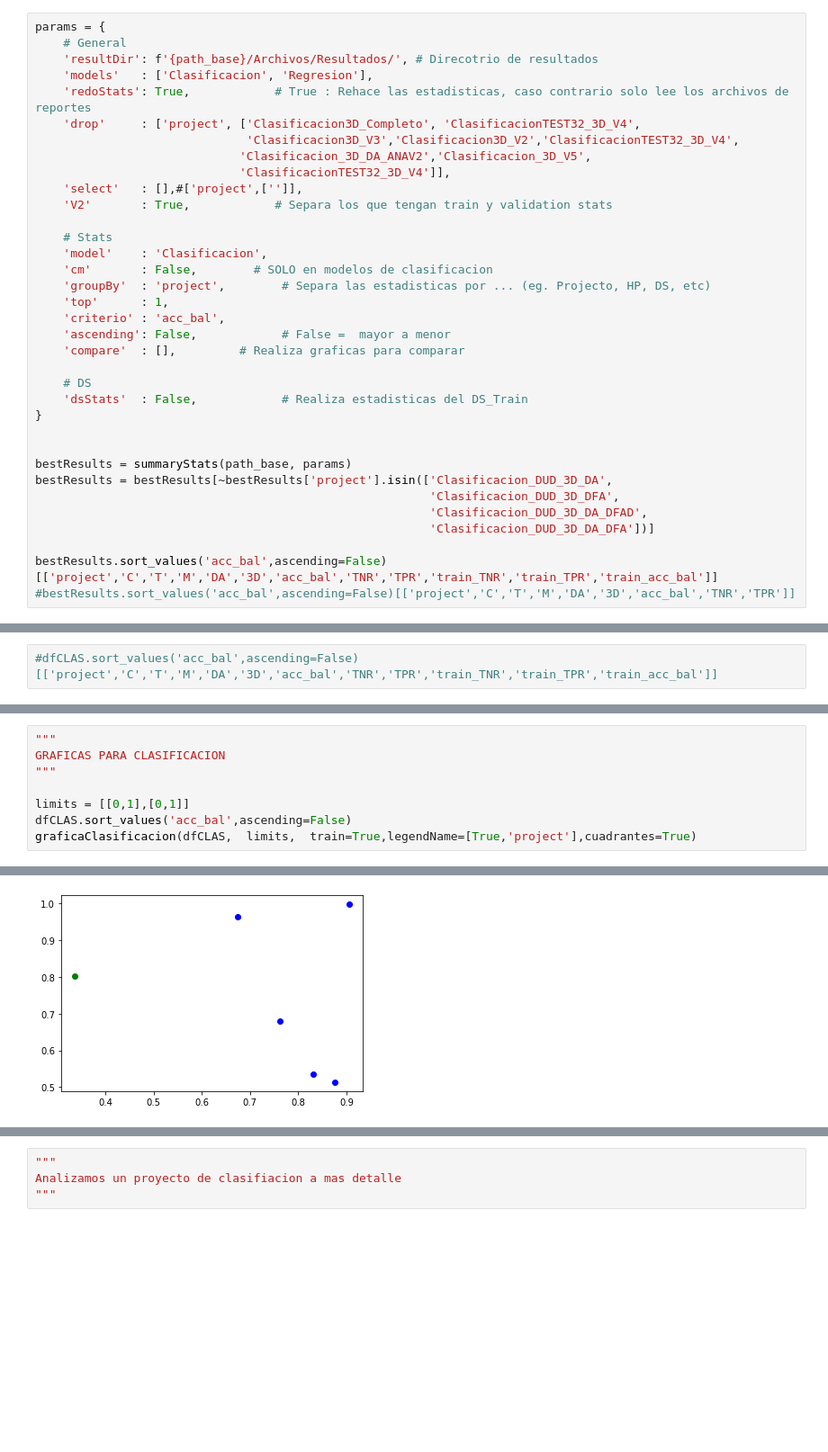
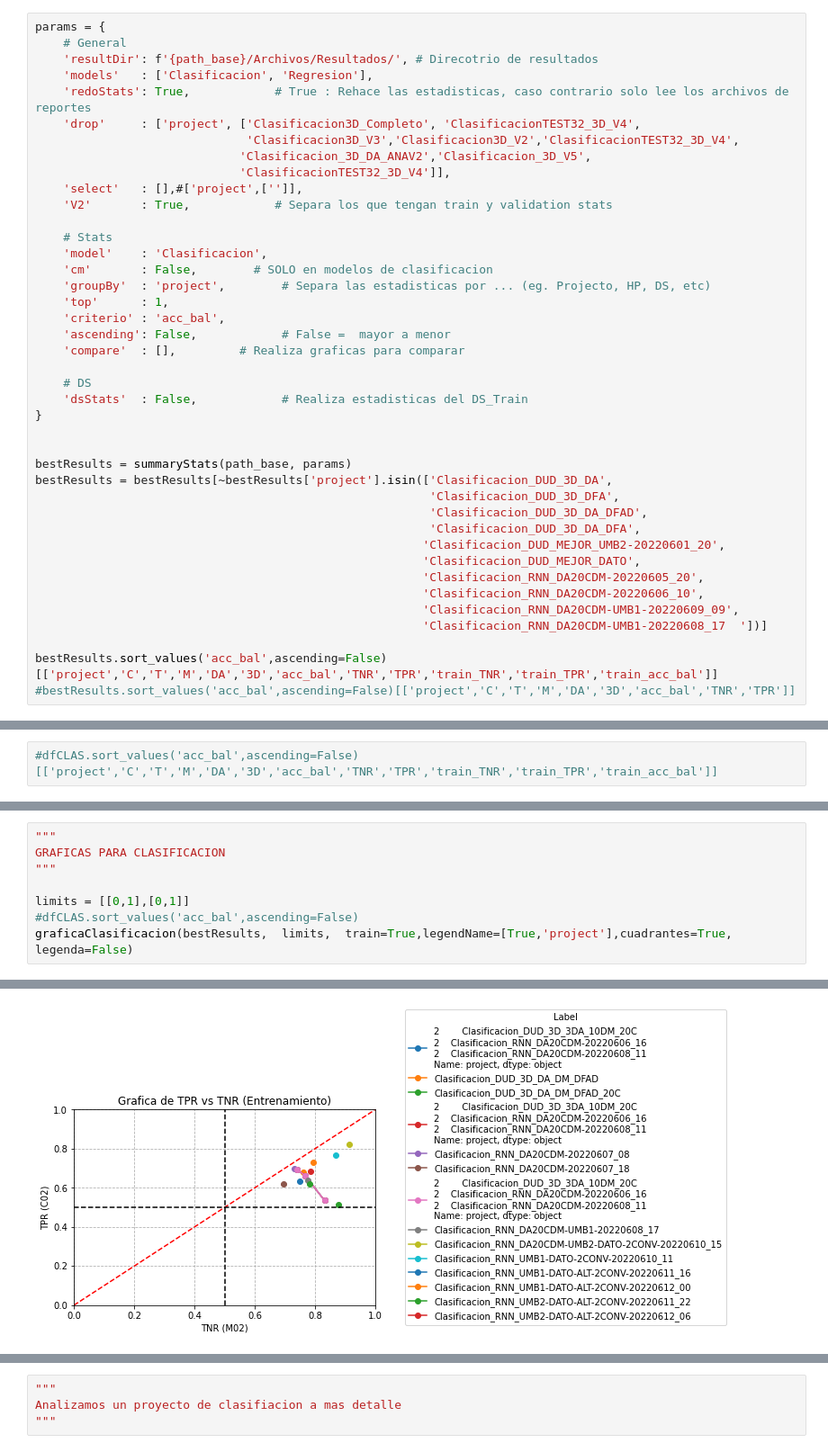
Before and after one commit to ShounenGakusei/Tesis2-DiegoParedes, a Jupyter notebook: Codigo/04-AnalisisResultados/01-generarReportes.ipynb, the cells around one changed output, grey strips where cells are left out. Shown: that part at 90% size. Saved outputs shown, nothing was run; the diff lists cells and outputs as text; blank space fills up the shorter version.

```diff
--- a/Codigo/04-AnalisisResultados/01-generarReportes.ipynb
+++ b/Codigo/04-AnalisisResultados/01-generarReportes.ipynb
@@ -526,7 +533,13 @@ bestResults = summaryStats(path_base, params)
 bestResults = bestResults[~bestResults['project'].isin(['Clasificacion_DUD_3D_DA',
                                                         'Clasificacion_DUD_3D_DFA',
                                                         'Clasificacion_DUD_3D_DA_DFAD',
-                                                        'Clasificacion_DUD_3D_DA_DFA'])]
+                                                        'Clasificacion_DUD_3D_DA_DFA',
+                                                       'Clasificacion_DUD_MEJOR_UMB2-20220601_20',
+                                                       'Clasificacion_DUD_MEJOR_DATO',
+                                                       'Clasificacion_RNN_DA20CDM-20220605_20',
+                                                       'Clasificacion_RNN_DA20CDM-20220606_10',
+                                                       'Clasificacion_RNN_DA20CDM-UMB1-20220609_09',
+                                                       'Clasificacion_RNN_DA20CDM-UMB1-20220608_17	'])]
 
 bestResults.sort_values('acc_bal',ascending=False)[['project','C','T','M','DA','3D','acc_bal','TNR','TPR','train_TNR','train_TPR','train_acc_bal']]
 #bestResults.sort_values('acc_bal',ascending=False)[['project','C','T','M','DA','3D','acc_bal','TNR','TPR']]
@@ -558,6 +601,6 @@ GRAFICAS PARA CLASIFICACION
 """
 
 limits = [[0,1],[0,1]]
-dfCLAS.sort_values('acc_bal',ascending=False)
-graficaClasificacion(dfCLAS,  limits,  train=True,legendName=[True,'project'],cuadrantes=True)
+#dfCLAS.sort_values('acc_bal',ascending=False)
+graficaClasificacion(bestResults,  limits,  train=True,legendName=[True,'project'],cuadrantes=True, legenda=False)
 # %% [output]
@@ -565,4 +607,4 @@ IndexError: list index out of range
-[figure, old version]
+[figure, new version]
 # %%
 """
 GRAFICAS PARA CLASIFICACION
```
Also changed, not shown: parts of 10 cells of this notebook, 36 other files.
